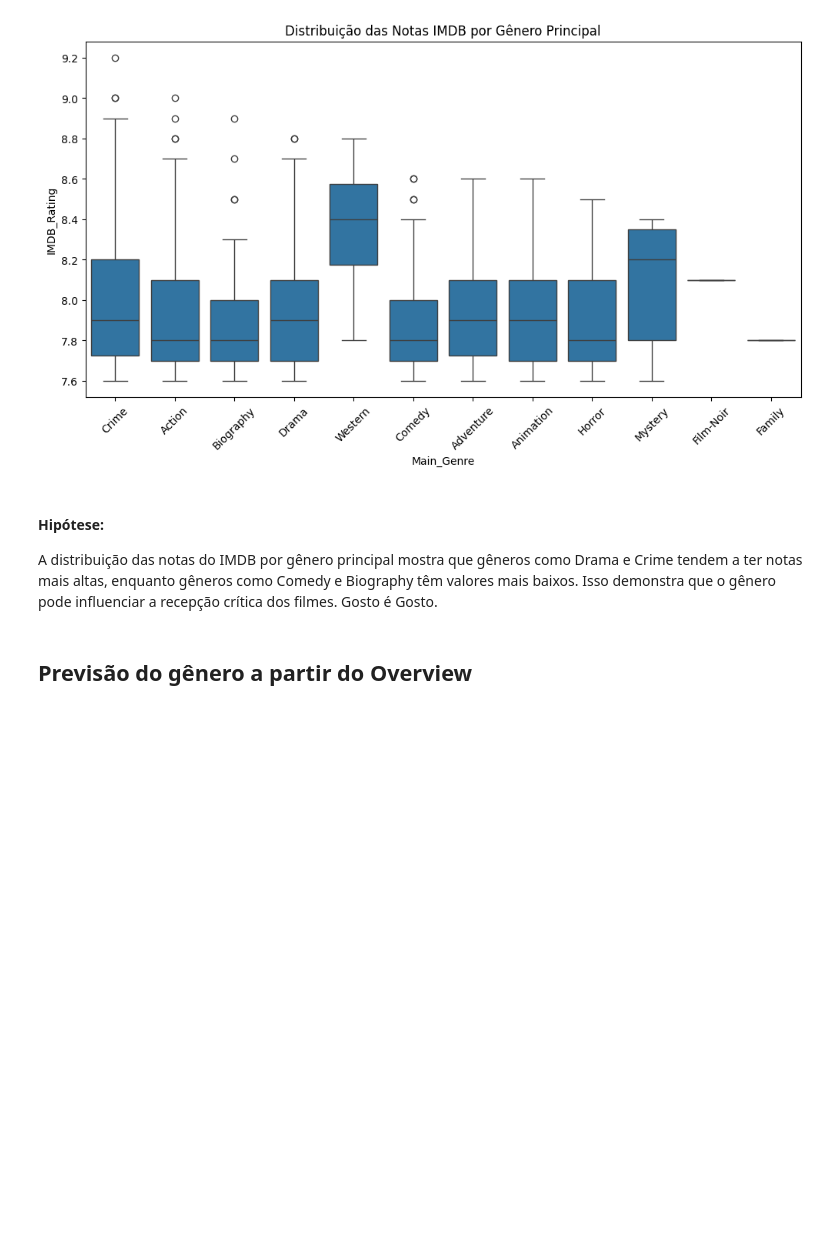
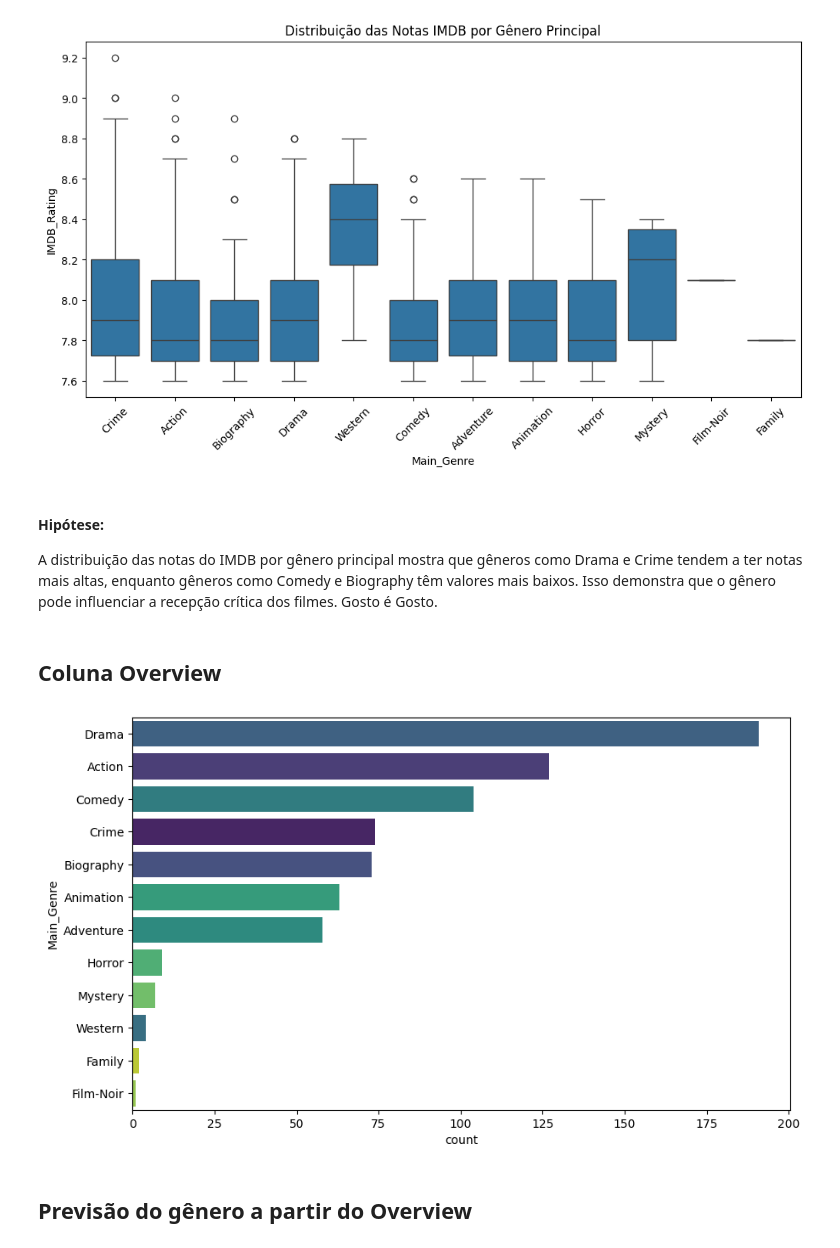
Before and after one commit to rodrigosena17/LH_CD_RodrigoSena, a Jupyter notebook: Jupyter Notebook/LH_CD_RodrigoSena.ipynb, the cells around one changed output. Cells and saved outputs as stored; diff of their text form; code cells hidden in the pictures; blank space fills up the shorter version.

```diff
--- a/Jupyter Notebook/LH_CD_RodrigoSena.ipynb
+++ b/Jupyter Notebook/LH_CD_RodrigoSena.ipynb
@@ -491,6 +491,16 @@ plt.show()
 # %% [markdown]
 #### **Hipótese**:
 A distribuição das notas do IMDB por gênero principal mostra que gêneros como Drama e Crime tendem a ter notas mais altas, enquanto gêneros como Comedy e Biography têm valores mais baixos. Isso demonstra que o gênero pode influenciar a recepção crítica dos filmes. Gosto é Gosto.
+# %% [markdown]
+## Coluna Overview
+# %%
+#Coluna Overview
+plt.figure(figsize=(10,6))
+sns.countplot(data=df, y='Main_Genre', hue='Main_Genre', order=df['Main_Genre'].value_counts().index, palette='viridis', legend=False)
+plt.savefig('../resultados/coluna_overview.png')
+plt.show()
+# %% [output]
+[figure, added]
 # %% [markdown]
 ## Previsão do gênero a partir do Overview
 # %%
```
Also changed, not shown: parts of 2 cells of this notebook, 7 other files.
